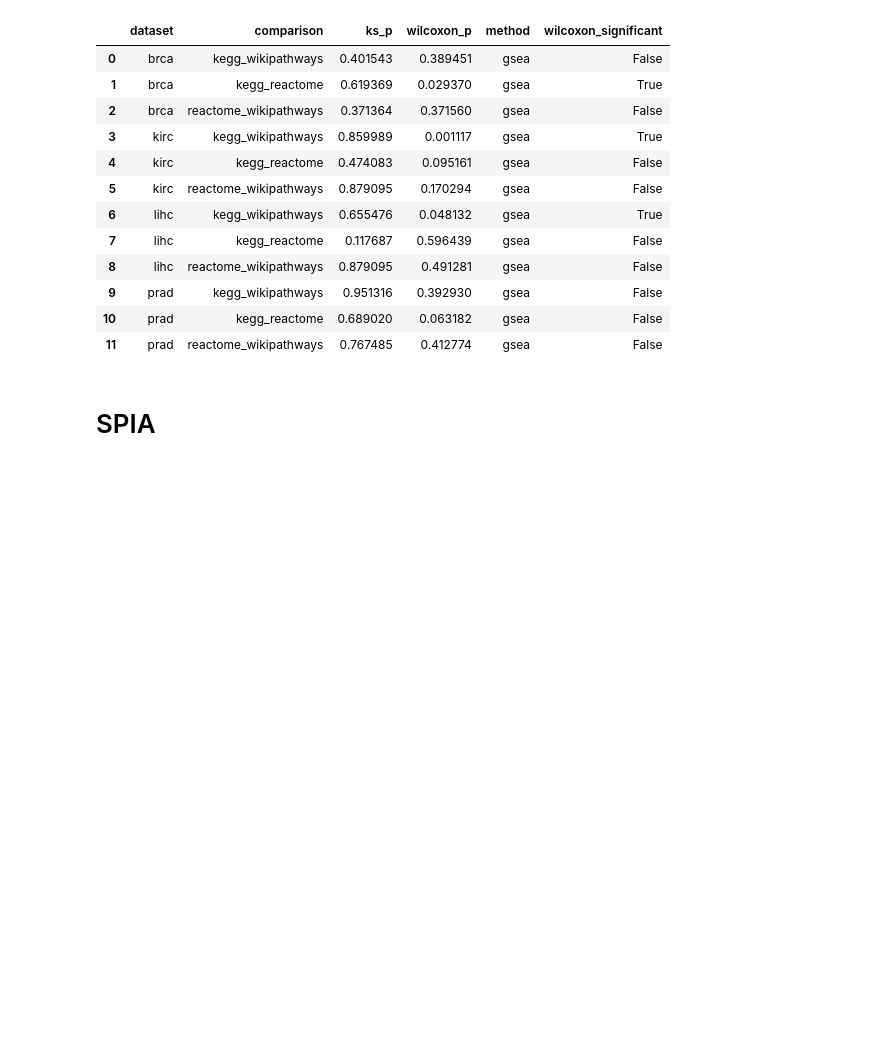
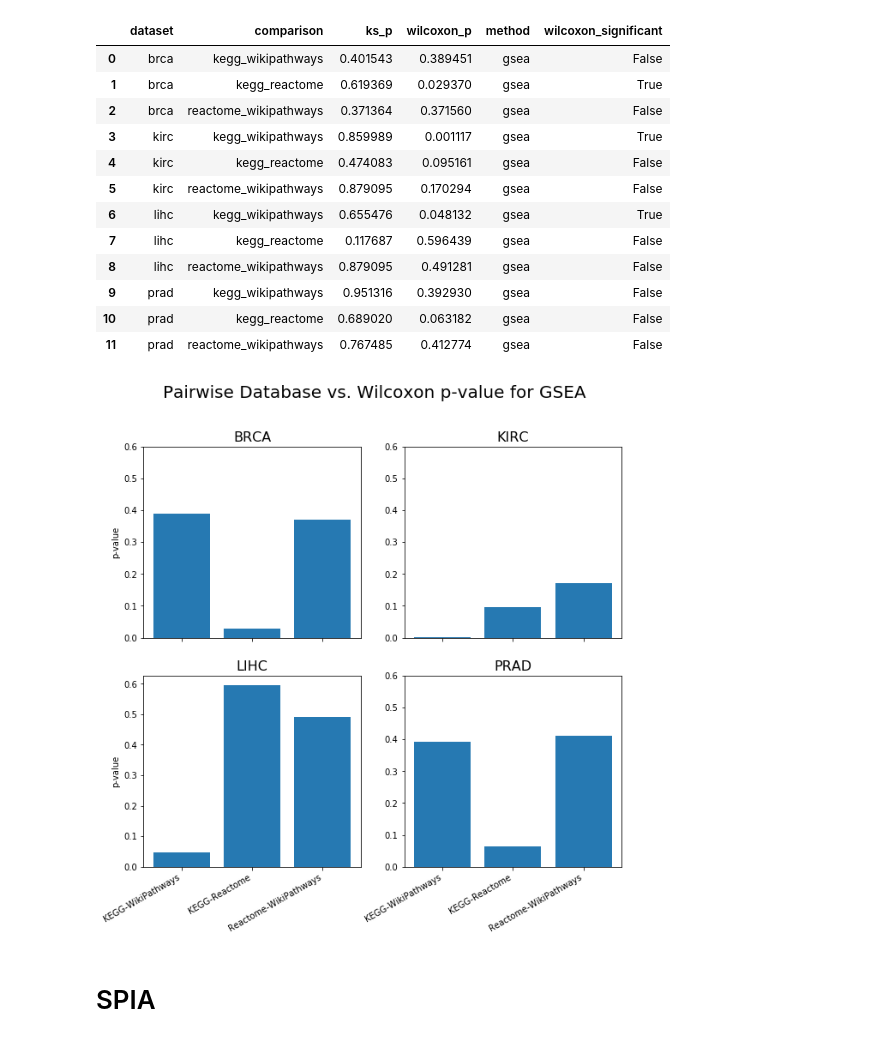
Before and after one commit to pathwayforte/results, a Jupyter notebook: notebooks/evaluation/Comparisons of P-Value Distributions of Pathway Analogs.ipynb, the cells around one changed output. Cells and saved outputs as stored; diff of their text form; code cells hidden in the pictures; blank space fills up the shorter version.

Commit message:
add wilcoxon p val plots

```diff
--- a/notebooks/evaluation/Comparisons of P-Value Distributions of Pathway Analogs.ipynb
+++ b/notebooks/evaluation/Comparisons of P-Value Distributions of Pathway Analogs.ipynb
@@ -48,0 +167,2 @@ equivalent_mappings_dict = get_equivalent_mappings_dict()
+# %%
+pairwise_db = ora_brca_df['comparison'].tolist()
@@ -49,6 +226,6 @@ equivalent_mappings_dict = get_equivalent_mappings_dict()
 # %% [markdown]
 # GSEA
 # %%
-gsea_directory = '/Users/cthoyt/Desktop/pf_results/output/gsea/'
+gsea_directory = os.path.join(output, 'gsea')
 # %%
 gsea_dfs = []
@@ -143,6 +315,68 @@ gsea_ks_df
 | 9 | prad | kegg_wikipathways | 0.951316 | 0.392930 | gsea | False |
 | 10 | prad | kegg_reactome | 0.689020 | 0.063182 | gsea | False |
 | 11 | prad | reactome_wikipathways | 0.767485 | 0.412774 | gsea | False |
+# %%
+gsea_brca_df = gsea_ks_df.loc[gsea_ks_df['dataset'] == 'brca']
+gsea_kirc_df = gsea_ks_df.loc[gsea_ks_df['dataset'] == 'kirc']
+gsea_prad_df = gsea_ks_df.loc[gsea_ks_df['dataset'] == 'prad']
+gsea_lihc_df = gsea_ks_df.loc[gsea_ks_df['dataset'] == 'lihc']
+# %%
+gsea_brca_wilcoxon = gsea_brca_df['wilcoxon_p'].tolist()
+gsea_kirc_wilcoxon = gsea_kirc_df['wilcoxon_p'].tolist()
+gsea_lihc_wilcoxon = gsea_lihc_df['wilcoxon_p'].tolist()
+gsea_prad_wilcoxon = gsea_prad_df['wilcoxon_p'].tolist()
+# %%
+fig, ax = plt.subplots(nrows=2, ncols=2, figsize=(10,10))
+fig.suptitle('Pairwise Database vs. Wilcoxon p-value for GSEA', fontsize=20)
+
+N = 3
+index = np.arange(N)
+bar_width = 0.25
+opacity = 0.8
+
+pairings = (
+    'KEGG-WikiPathways',
+    'KEGG-Reactome',
+    'Reactome-WikiPathways'
+)
+
+label_font = {'size': 16}
+
+plt.subplot(2, 2, 1)
+plt.bar(pairwise_db, gsea_brca_wilcoxon,  color='#2679b2')
+plt.title('BRCA', fontsize=16)
+plt.xticks(index, pairings)
+plt.yticks(np.arange(0, 0.65, step=0.1))
+plt.ylabel('p-value')
+
+plt.subplot(2, 2, 2)
+plt.bar(pairwise_db, gsea_kirc_wilcoxon,  color='#2679b2')
+
+plt.title('KIRC', fontsize=16)
+plt.xticks(index, pairings)
+plt.yticks(np.arange(0, 0.65, step=0.1))
+
+plt.subplot(2, 2, 3)
+plt.bar(pairwise_db, gsea_lihc_wilcoxon, color='#2679b2')
+
+plt.title('LIHC', fontsize=16)
+plt.xticks(index, pairings)
+plt.yticks(np.arange(0, 0.65, step=0.1))
+plt.ylabel('p-value')
+
+plt.subplot(2, 2, 4)
+plt.bar(pairwise_db, gsea_prad_wilcoxon,color='#2679b2', )
+plt.title('PRAD', fontsize=16)
+plt.xticks(index, pairings)
+plt.yticks(np.arange(0, 0.65, step=0.1))
+plt.yticks()
+
+fig.autofmt_xdate()
+# fig.tight_layout(rect=[0, 0.03, 1, 0.95])
+plt.savefig('gsea_pairwise_p_values.png',dpi=250)
+plt.show()
+# %% [output]
+[figure, added]
 # %% [markdown]
 # SPIA
 # %%
```
Also changed, not shown: parts of 31 cells of this notebook.
